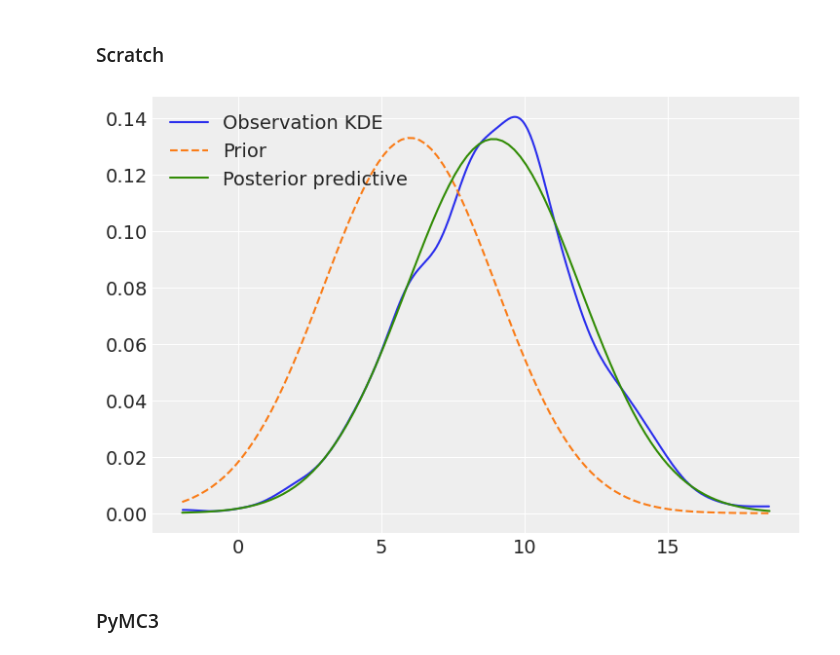
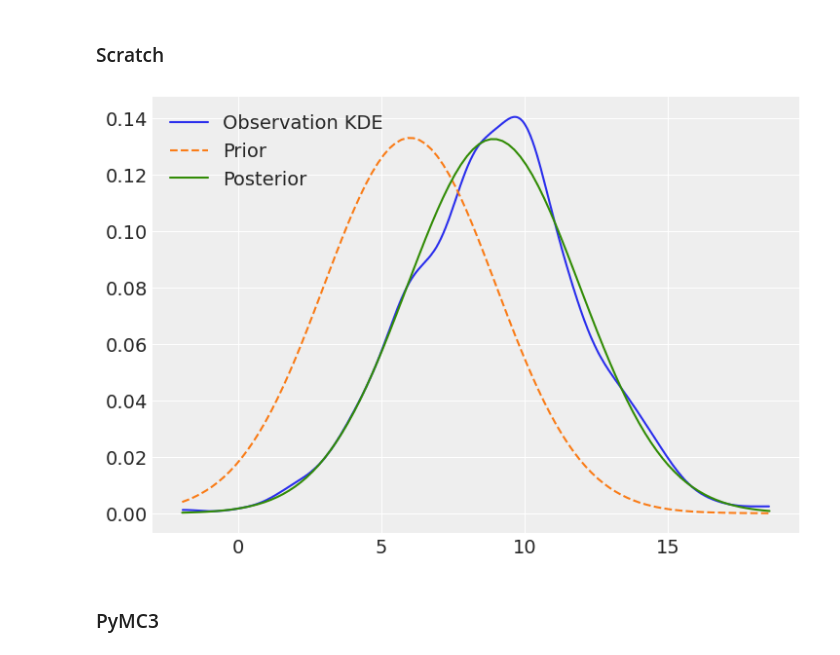
Before and after one commit to patrick-pagni/whats_your_bench, a Jupyter notebook: notebooks/conjugate-priors.ipynb, the cells around one changed output. Drawn from its saved outputs; the diff is of its cells as text; code cells hidden in the pictures.

```diff
--- a/notebooks/conjugate-priors.ipynb
+++ b/notebooks/conjugate-priors.ipynb
@@ -90,7 +97,7 @@ n = 1000
 sigma = 3
 mu = 9
 
-X = rng.normal(size = n, loc = mu, scale = sigma)
+X1 = rng.normal(size = n, loc = mu, scale = sigma)
 prior_mean = 6
 prior_std = 3
 
@@ -102,14 +109,14 @@ scratch_predictive = stats.norm(posterior_mean, posterior_std + prior_std)
 # %%
 fig, ax = plt.subplots()
 
 az.plot_kde(X, ax = ax, label="Observation KDE")
 x = np.linspace(X.min(), X.max(), 100)
 ax.plot(x, scratch_prior.pdf(x), color = "C1", linestyle = "--", label = "Prior")
-ax.plot(x, scratch_predictive.pdf(x), color = "C2", label = "Posterior predictive")
+ax.plot(x, scratch_predictive.pdf(x), color = "C2", label = "Posterior")
 ax.legend(loc=2)
 plt.show();
 # %% [output]
-[figure, old version]
+[figure, new version]
 # %% [markdown]
 ### PyMC3
 # %%
```
Also changed, not shown: parts of 19 cells of this notebook, 1 other file.
